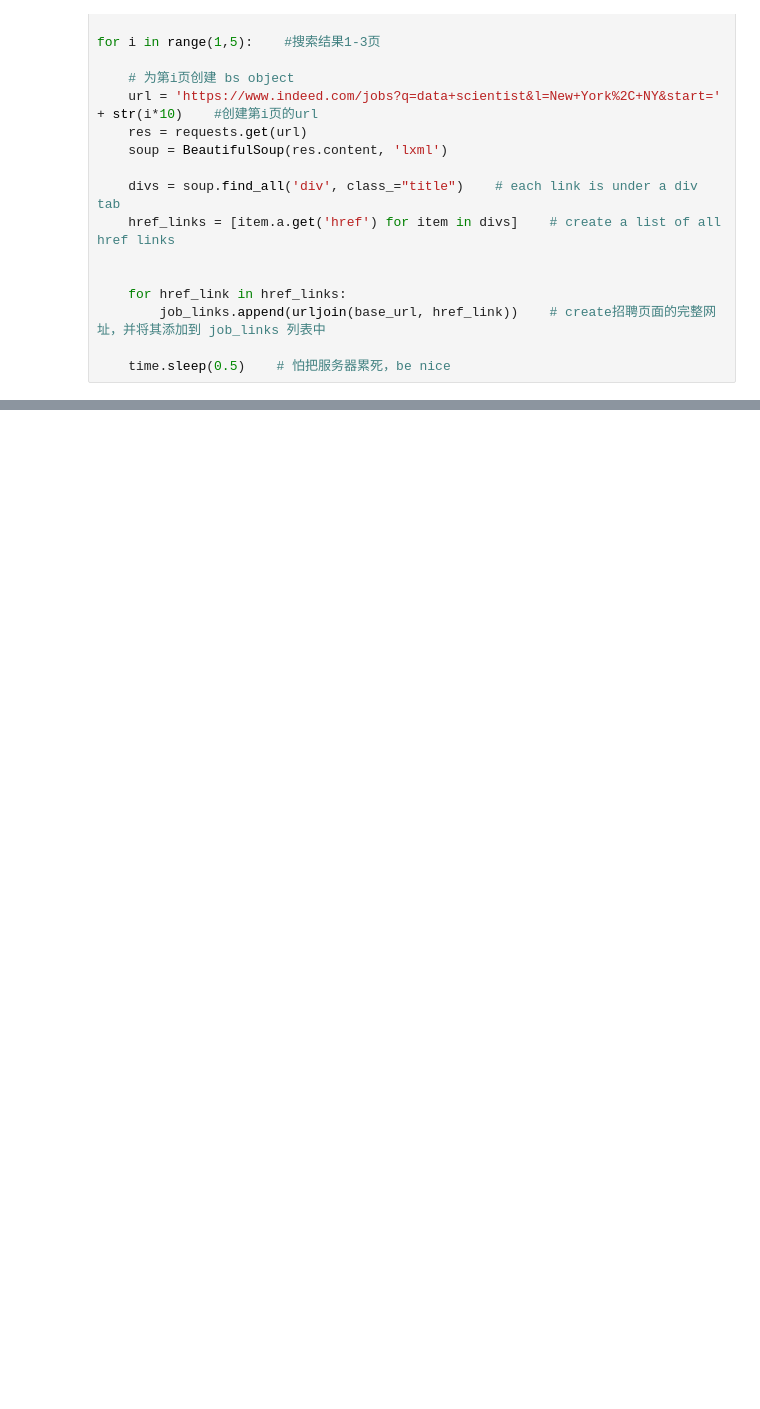
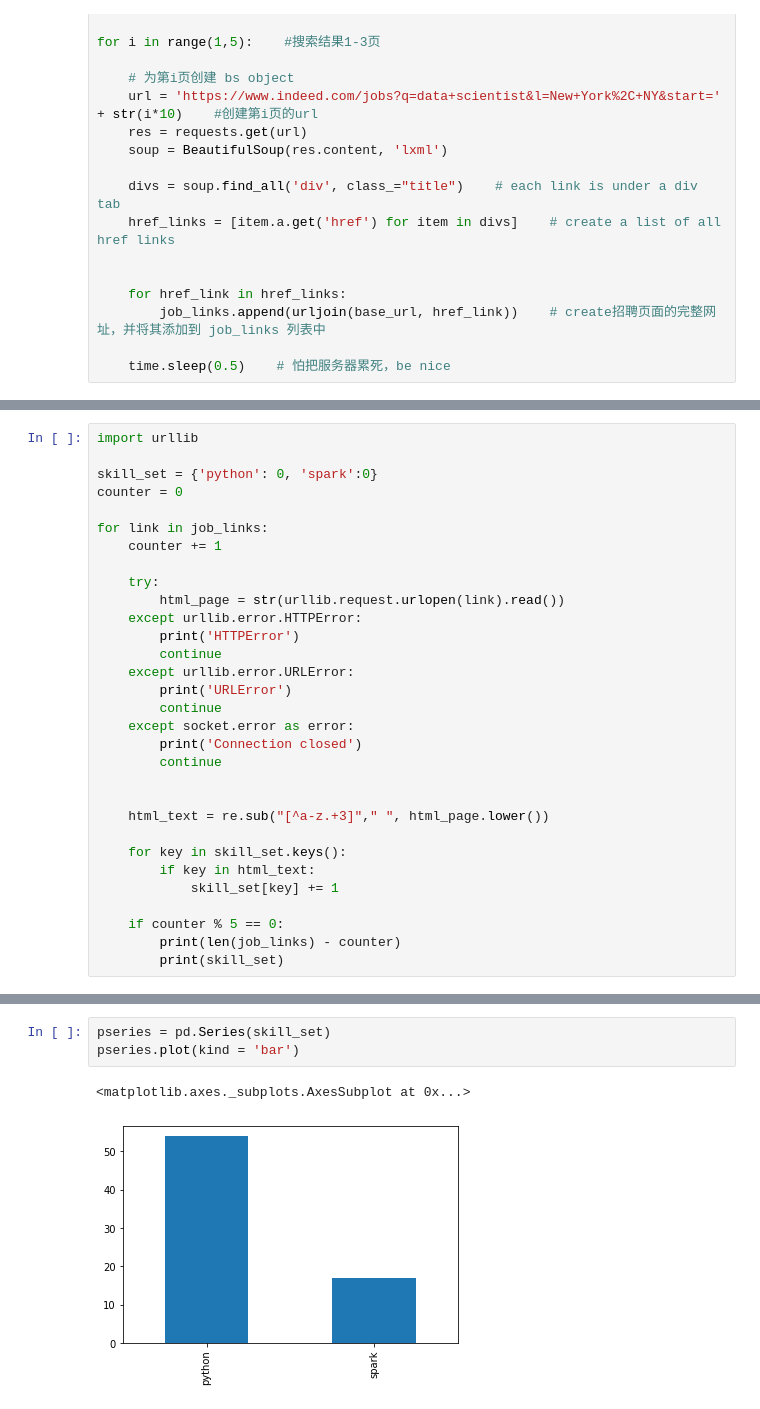
Before and after one commit to Zlisu/2015, a Jupyter notebook: Lectures/extra practices/scrapping indeed.ipynb, the cells around one changed output, grey strips where cells are left out. Drawn from its saved outputs; the diff is of its cells as text; blank space fills up the shorter version.

```diff
--- a/Lectures/extra practices/scrapping indeed.ipynb
+++ b/Lectures/extra practices/scrapping indeed.ipynb
@@ -100,0 +101,31 @@ http://www.indeed.com/pagead/clk?mo=r&ad=-6NYlbfkN0ABFyZpIK8SwywAFuI0aUrECSM6zw2
+# %%
+import urllib
+
+skill_set = {'python': 0, 'spark':0}
+counter = 0
+
+for link in job_links:
+    counter += 1
+
+    try:
+        html_page = str(urllib.request.urlopen(link).read())
+    except urllib.error.HTTPError:
+        print('HTTPError')
+        continue
+    except urllib.error.URLError:
+        print('URLError')
+        continue
+    except socket.error as error:
+        print('Connection closed')
+        continue
+
+
+    html_text = re.sub("[^a-z.+3]"," ", html_page.lower())
+
+    for key in skill_set.keys():
+        if key in html_text:
+            skill_set[key] += 1
+
+    if counter % 5 == 0:
+        print(len(job_links) - counter)
+        print(skill_set)
@@ -100,0 +150,6 @@ http://www.indeed.com/pagead/clk?mo=r&ad=-6NYlbfkN0ABFyZpIK8SwywAFuI0aUrECSM6zw2
+# %%
+pseries = pd.Series(skill_set)
+pseries.plot(kind = 'bar')
+# %% [output]
+<matplotlib.axes._subplots.AxesSubplot at 0x...>
+[figure, added]
```
Also changed, not shown: parts of 7 cells of this notebook, 1 other file.
